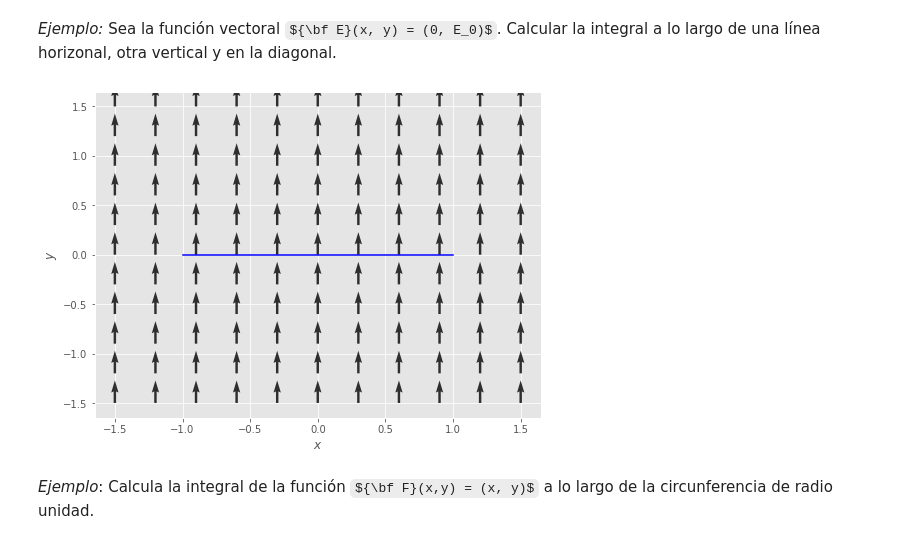
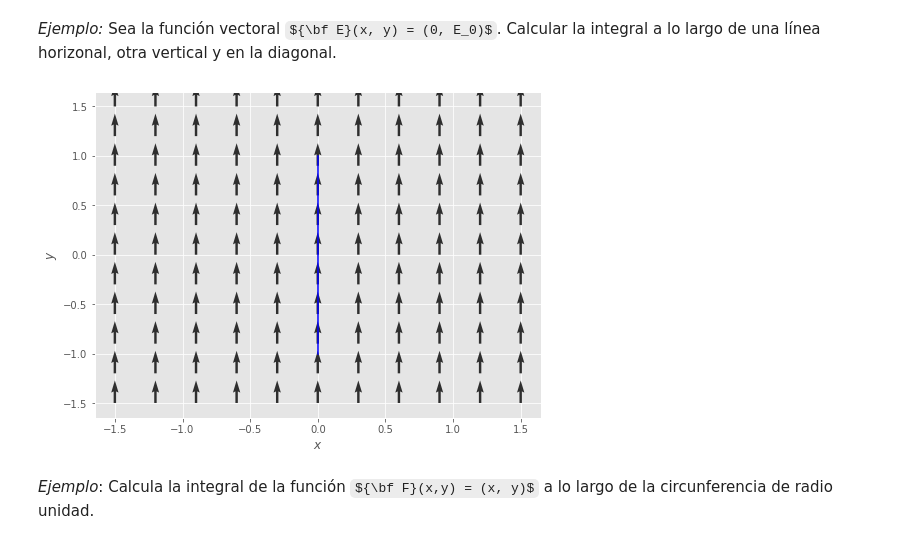
Before and after one commit to jahernando/USC-MMIII, a Jupyter notebook: tcalvec_integral_linea.ipynb, the cells around one changed output. Cells and saved outputs as stored; diff of their text form; code cells hidden in the pictures; some formulas as TeX source.

```diff
--- a/tcalvec_integral_linea.ipynb
+++ b/tcalvec_integral_linea.ipynb
@@ -183,14 +183,14 @@ Calcular la integral a lo largo de una línea horizonal, otra vertical y en la d
 # %%
 xrange = (-1.5, 1.5, 11)
 trange = (-1, 1., 40)
 Ex = lambda x, y : 0 + 0.*x
 Ey = lambda x, y : 1.+ 0.*x
-cx = lambda t    : 1.*t
-cy = lambda t    : 0.*t
+cx = lambda t    : 0.*t
+cy = lambda t    : 1.*t
 gf.line2d(cx, cy, trange);
 gf.quiver2d(Ex, Ey, xrange, xrange);
 # %% [output]
-[figure, old version]
+[figure, new version]
 # %% [markdown]
 *Ejemplo*: Calcula la integral de la función ${\bf F}(x,y) = (x, y)$ a lo largo de la circunferencia de radio unidad.
 # %%
```
Also changed, not shown: parts of 5 cells of this notebook.
